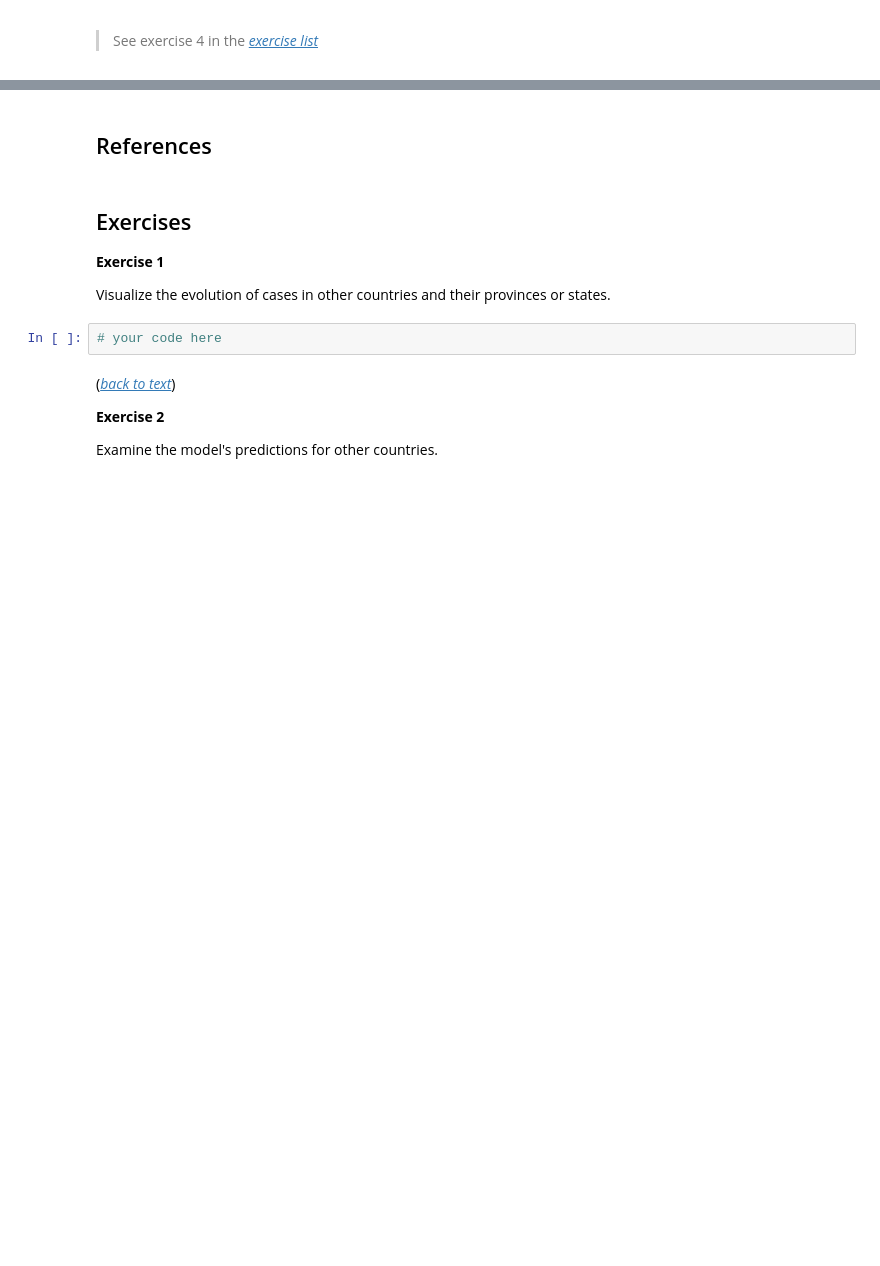
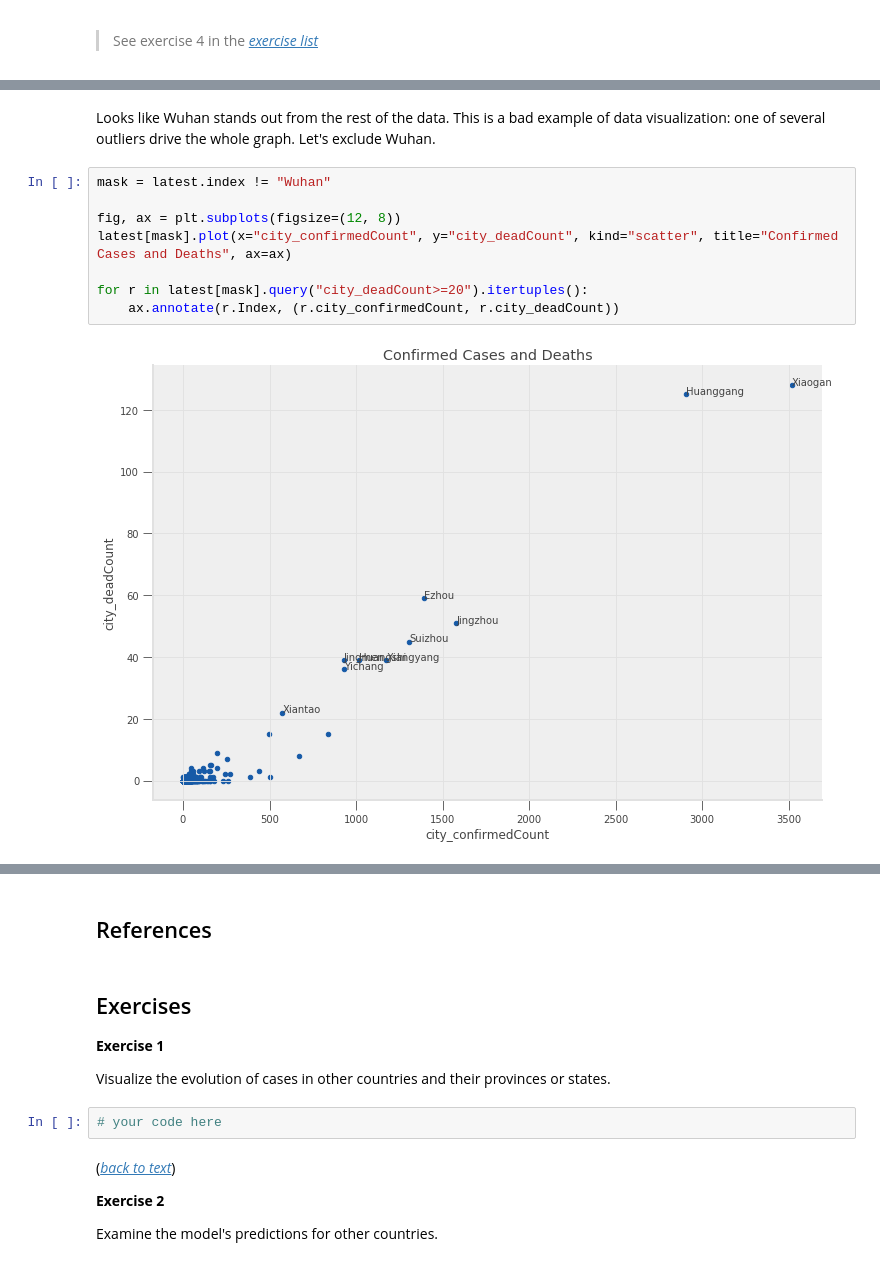
Before and after one commit to ubcecon/ECON323_2020, a Jupyter notebook: extra_notebooks/covid-trends.ipynb, the cells around one changed output, grey strips where cells are left out. Drawn from its saved outputs; the diff is of its cells as text; blank space fills up the shorter version.

```diff
--- a/extra_notebooks/covid-trends.ipynb
+++ b/extra_notebooks/covid-trends.ipynb
@@ -743,0 +777,12 @@ ax.set_xlabel("Time")
+# %% [markdown]
+Looks like Wuhan stands out from the rest of the data. This is a bad example of data visualization: one of several outliers drive the whole graph. Let's exclude Wuhan.
+# %%
+mask = latest.index != "Wuhan"
+
+fig, ax = plt.subplots(figsize=(12, 8))
+latest[mask].plot(x="city_confirmedCount", y="city_deadCount", kind="scatter", title="Confirmed Cases and Deaths", ax=ax)
+
+for r in latest[mask].query("city_deadCount>=20").itertuples():
+    ax.annotate(r.Index, (r.city_confirmedCount, r.city_deadCount))
+# %% [output]
+[figure, added]
```
Also changed, not shown: parts of 13 cells of this notebook.
